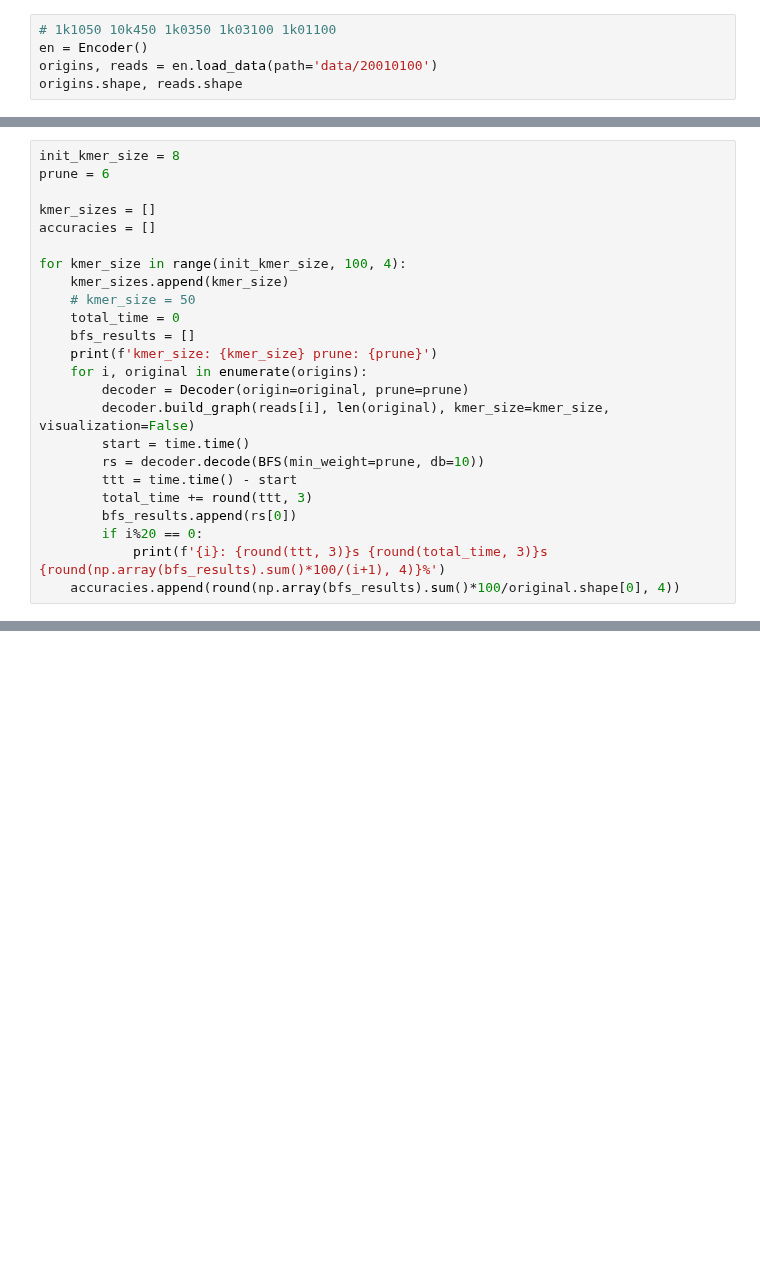
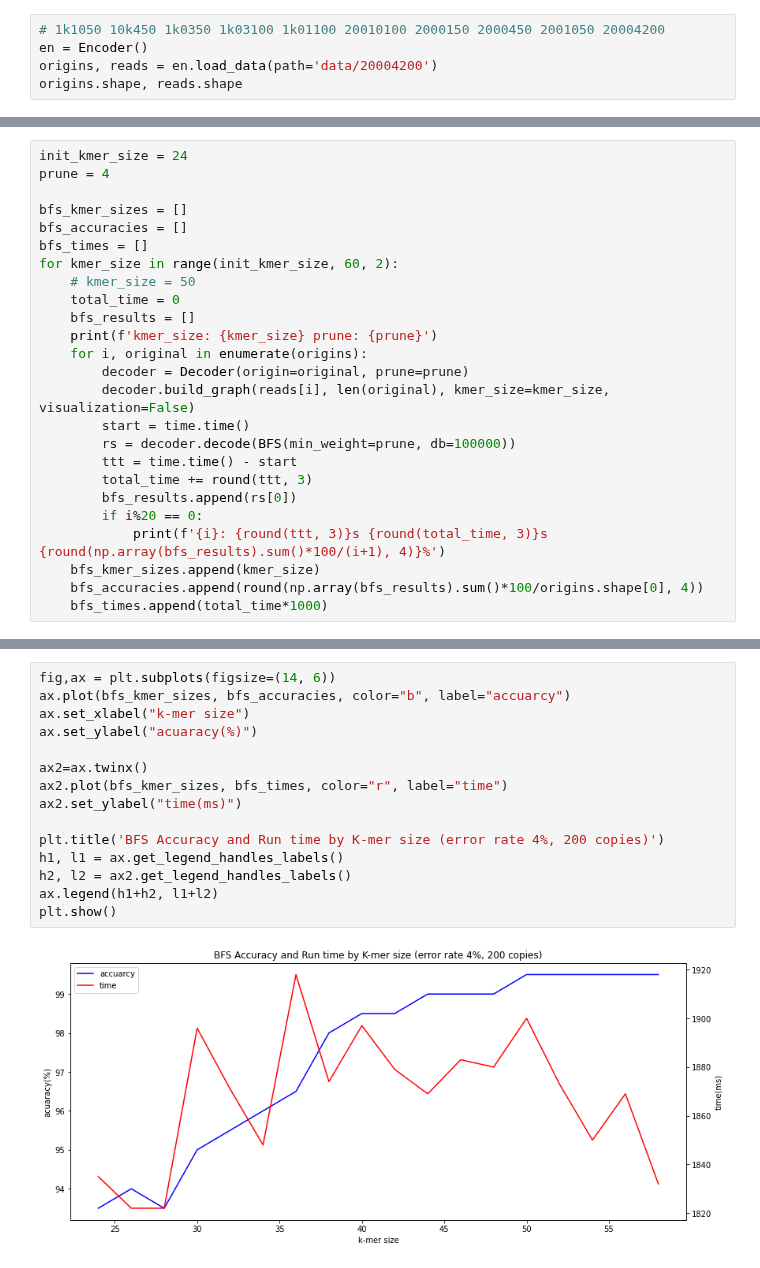
Before and after one commit to SownBanana/DNA-Decoder-Simulator, a Jupyter notebook: visualize.ipynb, the cells around one changed output, grey strips where cells are left out. Saved outputs shown, nothing was run; the diff lists cells and outputs as text; blank space fills up the shorter version.

```diff
--- a/visualize.ipynb
+++ b/visualize.ipynb
@@ -11,6 +29,6 @@ import numpy as np
 # %%
-# 1k1050 10k450 1k0350 1k03100 1k01100
+# 1k1050 10k450 1k0350 1k03100 1k01100 20010100 2000150 2000450 2001050 20004200
 en = Encoder()
-origins, reads = en.load_data(path='data/20010100')
+origins, reads = en.load_data(path='data/20004200')
 origins.shape, reads.shape
 # %% [output]
@@ -18,12 +40,11 @@ origins.shape, reads.shape
 # %%
-init_kmer_size = 8
-prune = 6
+init_kmer_size = 24
+prune = 4
 
-kmer_sizes = []
-accuracies = []
-
-for kmer_size in range(init_kmer_size, 100, 4):
-    kmer_sizes.append(kmer_size)
+bfs_kmer_sizes = []
+bfs_accuracies = []
+bfs_times = []
+for kmer_size in range(init_kmer_size, 60, 2):
     # kmer_size = 50
     total_time = 0
     bfs_results = []
@@ -32,10 +53,12 @@ for kmer_size in range(init_kmer_size, 100, 4):
         decoder = Decoder(origin=original, prune=prune)
         decoder.build_graph(reads[i], len(original), kmer_size=kmer_size, visualization=False)
         start = time.time()
-        rs = decoder.decode(BFS(min_weight=prune, db=10))
+        rs = decoder.decode(BFS(min_weight=prune, db=100000))
         ttt = time.time() - start
         total_time += round(ttt, 3)
         bfs_results.append(rs[0])
         if i%20 == 0:
             print(f'{i}: {round(ttt, 3)}s {round(total_time, 3)}s {round(np.array(bfs_results).sum()*100/(i+1), 4)}%')
-    accuracies.append(round(np.array(bfs_results).sum()*100/original.shape[0], 4))
+    bfs_kmer_sizes.append(kmer_size)
+    bfs_accuracies.append(round(np.array(bfs_results).sum()*100/origins.shape[0], 4))
+    bfs_times.append(total_time*1000)
@@ -41,0 +83,17 @@ for kmer_size in range(init_kmer_size, 100, 4):
+# %%
+fig,ax = plt.subplots(figsize=(14, 6))
+ax.plot(bfs_kmer_sizes, bfs_accuracies, color="b", label="accuarcy")
+ax.set_xlabel("k-mer size")
+ax.set_ylabel("acuaracy(%)")
+
+ax2=ax.twinx()
+ax2.plot(bfs_kmer_sizes, bfs_times, color="r", label="time")
+ax2.set_ylabel("time(ms)")
+
+plt.title('BFS Accuracy and Run time by K-mer size (error rate 4%, 200 copies)')
+h1, l1 = ax.get_legend_handles_labels()
+h2, l2 = ax2.get_legend_handles_labels()
+ax.legend(h1+h2, l1+l2)
+plt.show()
+# %% [output]
+[figure, added]
```
Also changed, not shown: parts of 32 cells of this notebook, 4 other files.
